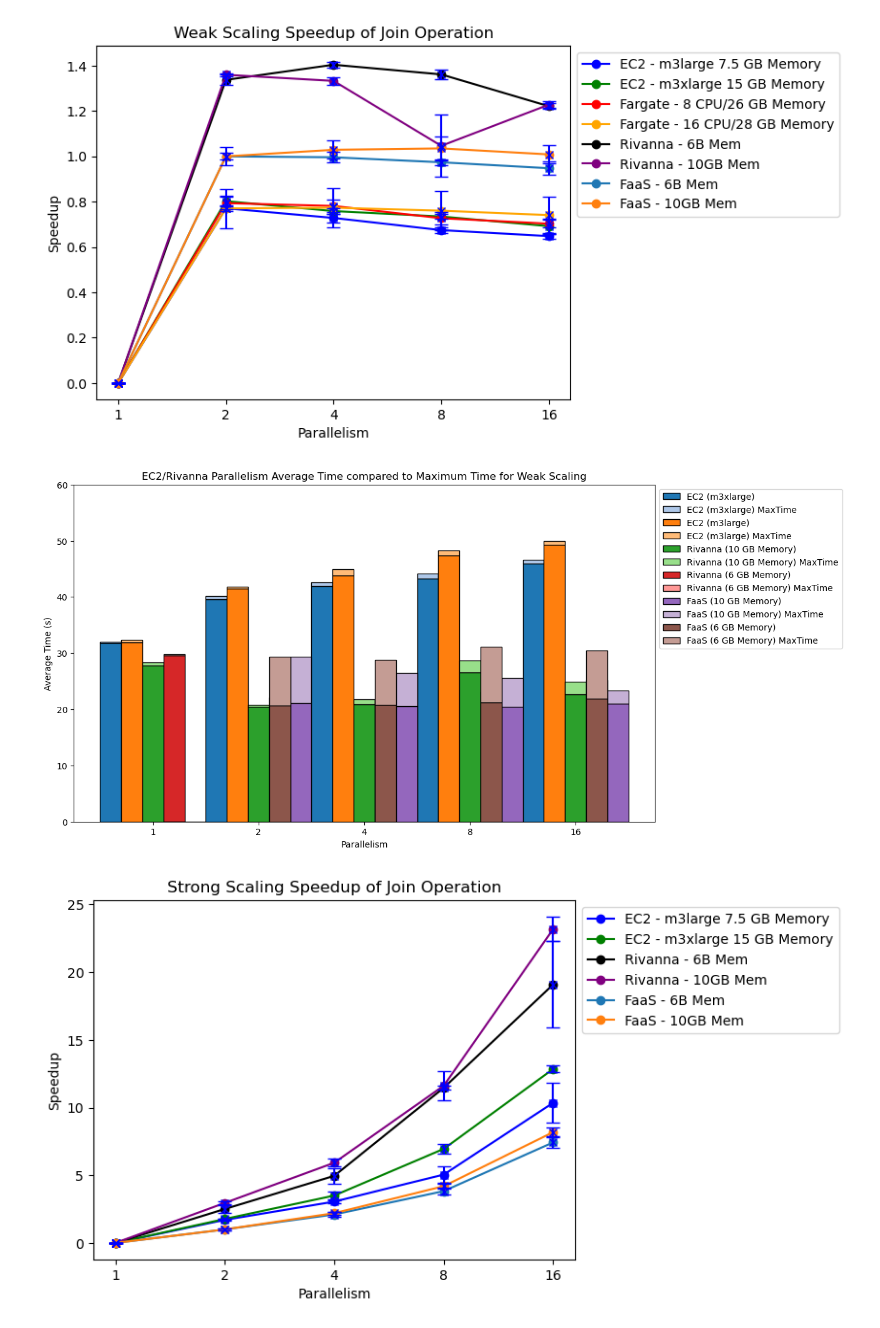
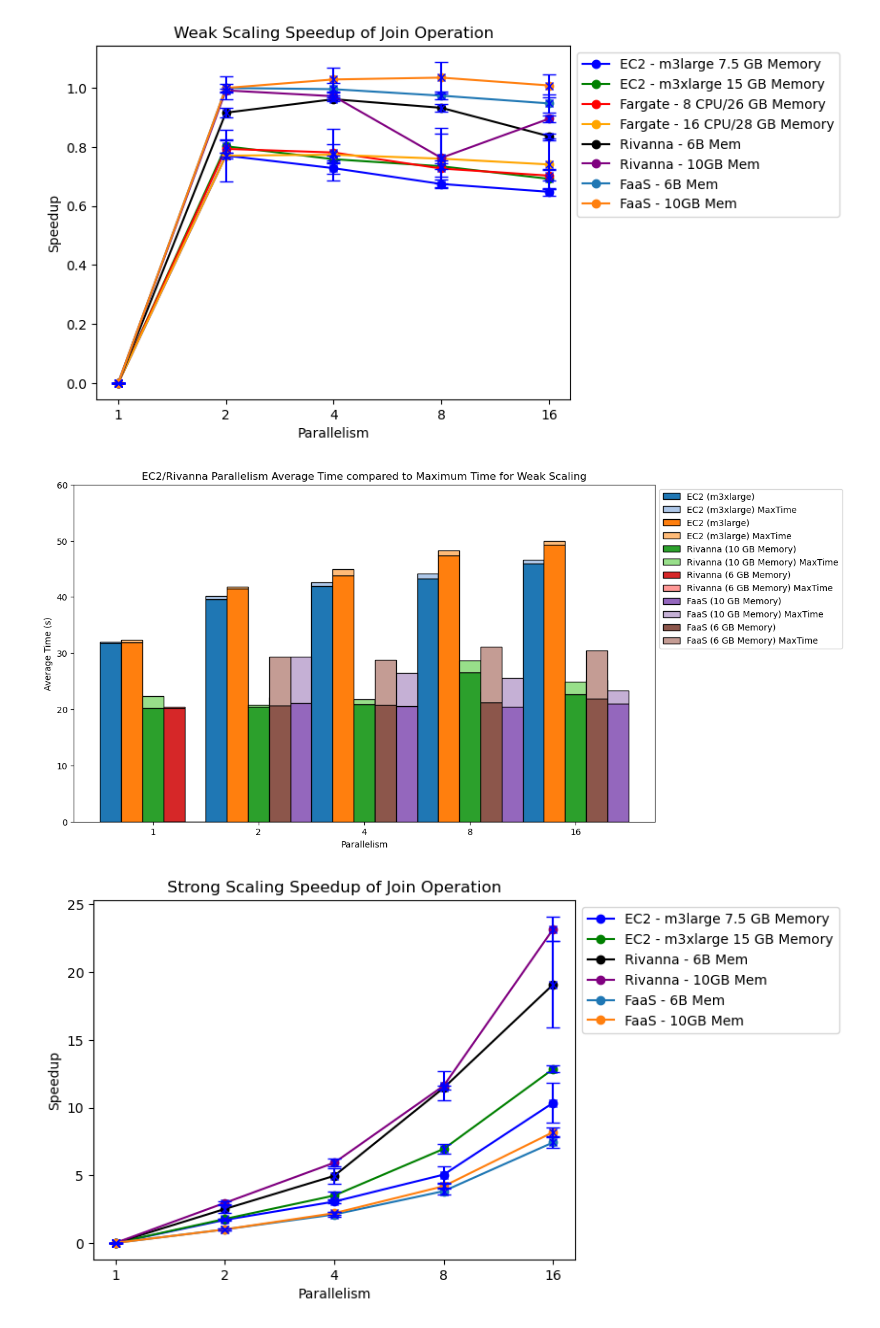
Before and after one commit to mstaylor/cylon, a Jupyter notebook: target/aws/scripts/notebooks/Join_Weak_Scaling_quals.ipynb, the cells around one changed output. Saved outputs shown, nothing was run; the diff lists cells and outputs as text; code cells hidden in the pictures.

Commit message:
updates to single scaling rivanna result use parallel partition

```diff
--- a/target/aws/scripts/notebooks/Join_Weak_Scaling_quals.ipynb
+++ b/target/aws/scripts/notebooks/Join_Weak_Scaling_quals.ipynb
@@ -15,8 +15,8 @@ ec2_m3xlarge = [31.81303746, 39.63874075, 41.93214922, 43.30321313, 45.96938671]
 ec2_m3large = [31.9575935, 41.45354041, 43.87812226, 47.36638606, 49.3063335]
 fargate_4_26 = [33.68554413, 42.44095802, 43.11394629, 46.3293512, 47.92054052]
 fargate_16_28 = [31.50847322, 40.88083729, 40.72470558, 41.43658119, 42.52811459]
-rivanna_10 = [27.8140447, 20.44974059, 20.86548781, 26.57821665, 22.64570893]
-rivanna_6 = [29.5644443, 22.10368815, 21.05417195, 21.7123192, 24.20997563]
+rivanna_10 = [20.283350747, 20.44974059, 20.86548781, 26.57821665, 22.64570893]
+rivanna_6 = [20.2543124, 22.10368815, 21.05417195, 21.7123192, 24.20997563]
 lambda_10 = [21.15279511, 21.15279511, 20.55785678, 20.43429001, 20.9718425]
 lambda_6 = [20.70955434, 20.70955434, 20.79345037, 21.26396433, 21.85083299]
 
@@ -25,8 +25,8 @@ ec2_m3xlarge_err = [0.3517278022, 0.9953671923, 0.5647224212, 0.4130273663, 2.14
 ec2_m3large_err = [0.4395588026, 0.1830921417, 1.01652381, 0.7280315442, 0.6893845133]
 fargate_4_26_err = [0.05400982477, 1.46033826, 1.515233265, 1.808315597, 1.200178515]
 fargate_16_28_err = [3.518690911, 0.5573273239, 0.3047347395, 0.2670398924, 0.2849529409]
-rivanna_10_err = [0.1066527444, 0.05929428636, 0.2302652761, 3.501597134, 0.240115264]
-rivanna_6_err = [0.1921992171, 0.367896922, 0.1316620241, 0.3194760097, 0.2126870876]
+rivanna_10_err = [0.0766260739, 0.05929428636, 0.2302652761, 3.501597134, 0.240115264]
+rivanna_6_err = [0.01402970209, 0.367896922, 0.1316620241, 0.3194760097, 0.2126870876]
 lambda_10_err = [0.5908764711, 0.5908764711, 0.5617459735, 0.884176371, 0.5619542773]
 lambda_6_err = [0.206974149, 0.206974149, 0.4204491114, 0.1793480701, 0.663419514]
 
@@ -56,34 +56,34 @@ fargate_4_26_speedup_err = calculate_speedup_error(fargate_4_26[0], fargate_4_26
 fargate_16_28_speedup_err = calculate_speedup_error(fargate_16_28[0], fargate_16_28_err[0], fargate_16_28, fargate_16_28_err)
 rivanna_6_speedup_err = calculate_speedup_error(rivanna_6[0], rivanna_6_err[0], rivanna_6, rivanna_6_err)
 rivanna_10_speedup_err = calculate_speedup_error(rivanna_10[0], rivanna_10_err[0], rivanna_10, rivanna_10_err)
 lambda_6_speedup_err = calculate_speedup_error(lambda_6[0], lambda_6_err[0], lambda_6, lambda_6_err)
 lambda_10_speedup_err = calculate_speedup_error(lambda_10[0], lambda_10_err[0], lambda_10, lambda_10_err)
 # Create the plot with error bars
 plt.errorbar(world_size, ec2_m3large_speedup, yerr=ec2_m3large_speedup_err, fmt='x', color='b',  capsize=5)
 plt.errorbar(world_size, ec2_m3xlarge_speedup, yerr=ec2_m3xlarge_speedup_err, fmt='x', color='b',  capsize=5)
 plt.errorbar(world_size, fargate_4_26_speedup, yerr=fargate_4_26_speedup_err, fmt='x', color='b',  capsize=5)
 plt.errorbar(world_size, fargate_16_28_speedup, yerr=fargate_16_28_speedup_err, fmt='x', color='b',  capsize=5)
 plt.errorbar(world_size, rivanna_6_speedup, yerr=rivanna_6_speedup_err, fmt='x', color='b',  capsize=5)
 plt.errorbar(world_size, rivanna_10_speedup, yerr=rivanna_10_speedup_err, fmt='x', color='b',  capsize=5)
 plt.errorbar(world_size, lambda_6_speedup, yerr=lambda_6_speedup_err, fmt='x', color='b',  capsize=5)
 plt.errorbar(world_size, lambda_10_speedup, yerr=lambda_10_speedup_err, fmt='x', color='b',  capsize=5)
 
 
 # Invert the x-axis so the graph goes from right to left
 #plt.gca().invert_xaxis()
 
 # Add labels and title for speedup plot
 plt.xlabel('Parallelism')
 plt.ylabel('Speedup')
 plt.title('Weak Scaling Speedup of Join Operation')
 
 # Add a legend
 plt.legend(loc="upper left", bbox_to_anchor=(1, 1))
 
 # Display the chart
 plt.show()
 # %% [output]
-[figure, old version]
+[figure, new version]
 # %%
 import matplotlib.pyplot as plt
 import numpy as np
@@ -92,16 +92,16 @@ import numpy as np
 world_size = ['1', '2', '4', '8', '16']
 ec2_m3xlarge = [31.81303746, 39.63874075, 41.93214922, 43.30321313, 45.96938671]
 ec2_m3large = [31.9575935, 41.45354041, 43.87812226, 47.36638606, 49.3063335]
-rivanna_10 = [27.8140447, 20.44974059, 20.86548781, 26.57821665, 22.64570893]
-rivanna_6 = [29.5644443, 22.10368815, 21.05417195, 21.7123192, 24.20997563]
+rivanna_10 = [20.283350747, 20.44974059, 20.86548781, 26.57821665, 22.64570893]
+rivanna_6 = [20.2543124, 22.10368815, 21.05417195, 21.7123192, 24.20997563]
 lambda_10 = [0, 21.15279511, 20.55785678, 20.43429001, 20.9718425]
 lambda_6 = [0, 20.70955434, 20.79345037, 21.26396433, 21.85083299]
 
 # Max times
 ec2_m3xlarge_maxtime = [31.97906429, 40.15021896, 42.58941686, 44.14431083, 46.58438277]
 ec2_m3large_maxtime = [32.39680201, 41.80149472, 44.9744007, 48.23062742, 49.92480689]
-rivanna_10_maxtime = [28.33441478, 20.76285899, 21.79966176, 28.73472738, 24.90794182]
-rivanna_6_maxtime = [29.79002255, 21.05417195, 21.68439543, 23.12490159, 25.22119254]
+rivanna_10_maxtime = [22.34185421, 20.76285899, 21.79966176, 28.73472738, 24.90794182]
+rivanna_6_maxtime = [20.44968545, 21.05417195, 21.68439543, 23.12490159, 25.22119254]
 lambda_10_maxtime = [0, 29.36744094, 26.48254609, 25.54506624, 23.31065124]
 lambda_6_maxtime = [0, 29.34014976, 28.8135922, 31.12369776, 30.42764068]
 
@@ -162,7 +162,7 @@ plt.legend(loc="upper left", bbox_to_anchor=(1, 1))
 # Display the chart
 plt.show()
 # %% [output]
-[figure, old version]
+[figure, new version]
 # %%
 import matplotlib.pyplot as plt
 
```
